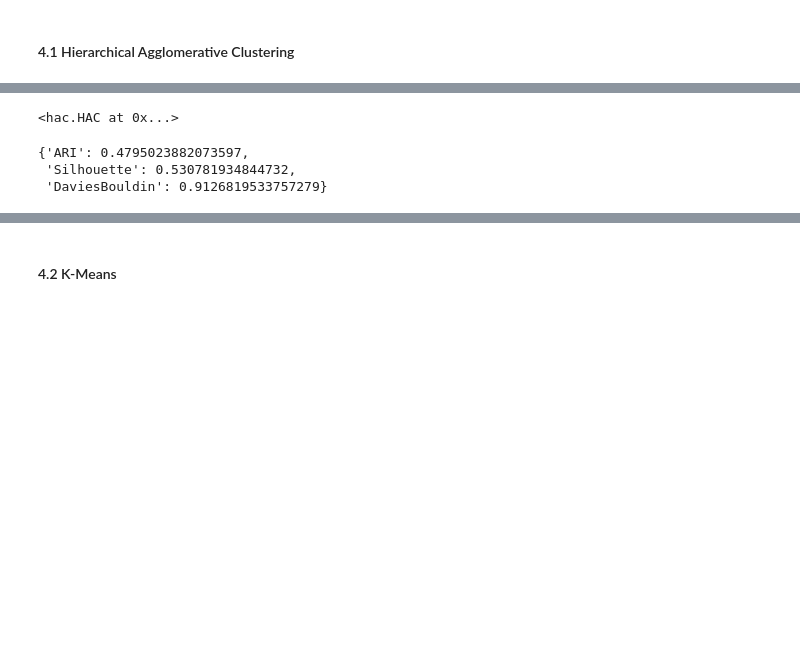
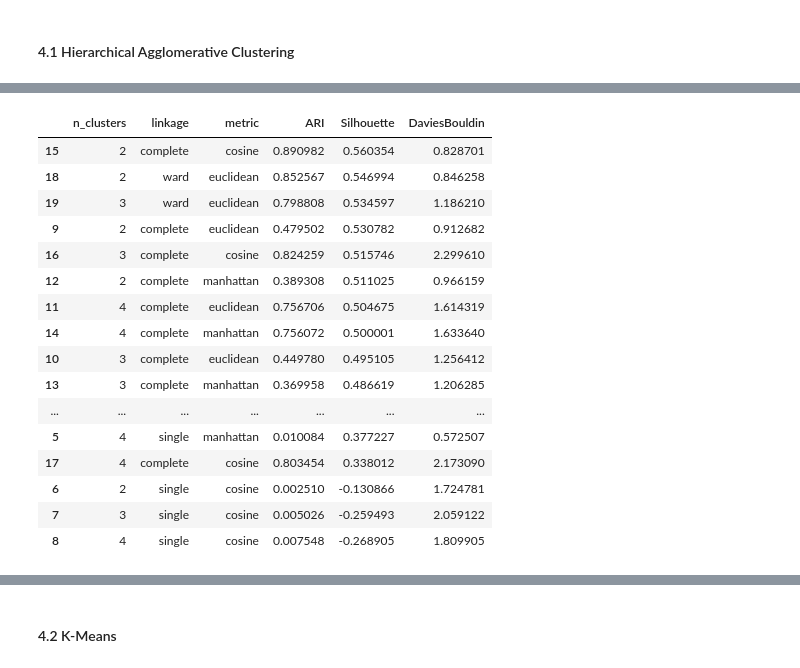
Before and after one commit to alvin-98/MLiS_Term_Project, a Jupyter notebook: ournotebook.ipynb, the cells around one changed output, grey strips where cells are left out. Saved outputs shown, nothing was run; the diff lists cells and outputs as text; code cells hidden in the pictures; blank space fills up the shorter version.

```diff
--- a/ournotebook.ipynb
+++ b/ournotebook.ipynb
@@ -430,11 +439,20 @@ KeyboardInterrupt:
-# %%
-hac = HAC(linkage='complete', n_clusters=2)
-hac.fit(X_scaled)
-# %% [output]
-<hac.HAC at 0x...>
-# %%
-evaluate_clustering(X_scaled, hac.labels_, classes)
-# %% [output]
-{'ARI': 0.4795023882073597,
- 'Silhouette': 0.530781934844732,
- 'DaviesBouldin': 0.9126819533757279}
+# %%
+df__hac_results.sort_values(by='Silhouette', ascending=False)
+# %% [output]
+|  | n_clusters | linkage | metric | ARI | Silhouette | DaviesBouldin |
+| 15 | 2 | complete | cosine | 0.890982 | 0.560354 | 0.828701 |
+| 18 | 2 | ward | euclidean | 0.852567 | 0.546994 | 0.846258 |
+| 19 | 3 | ward | euclidean | 0.798808 | 0.534597 | 1.186210 |
+| 9 | 2 | complete | euclidean | 0.479502 | 0.530782 | 0.912682 |
+| 16 | 3 | complete | cosine | 0.824259 | 0.515746 | 2.299610 |
+| 12 | 2 | complete | manhattan | 0.389308 | 0.511025 | 0.966159 |
+| 11 | 4 | complete | euclidean | 0.756706 | 0.504675 | 1.614319 |
+| 14 | 4 | complete | manhattan | 0.756072 | 0.500001 | 1.633640 |
+| 10 | 3 | complete | euclidean | 0.449780 | 0.495105 | 1.256412 |
+| 13 | 3 | complete | manhattan | 0.369958 | 0.486619 | 1.206285 |
+| ... | ... | ... | ... | ... | ... | ... |
+| 5 | 4 | single | manhattan | 0.010084 | 0.377227 | 0.572507 |
+| 17 | 4 | complete | cosine | 0.803454 | 0.338012 | 2.173090 |
+| 6 | 2 | single | cosine | 0.002510 | -0.130866 | 1.724781 |
+| 7 | 3 | single | cosine | 0.005026 | -0.259493 | 2.059122 |
+| 8 | 4 | single | cosine | 0.007548 | -0.268905 | 1.809905 |
```
Also changed, not shown: parts of 4 cells of this notebook.
